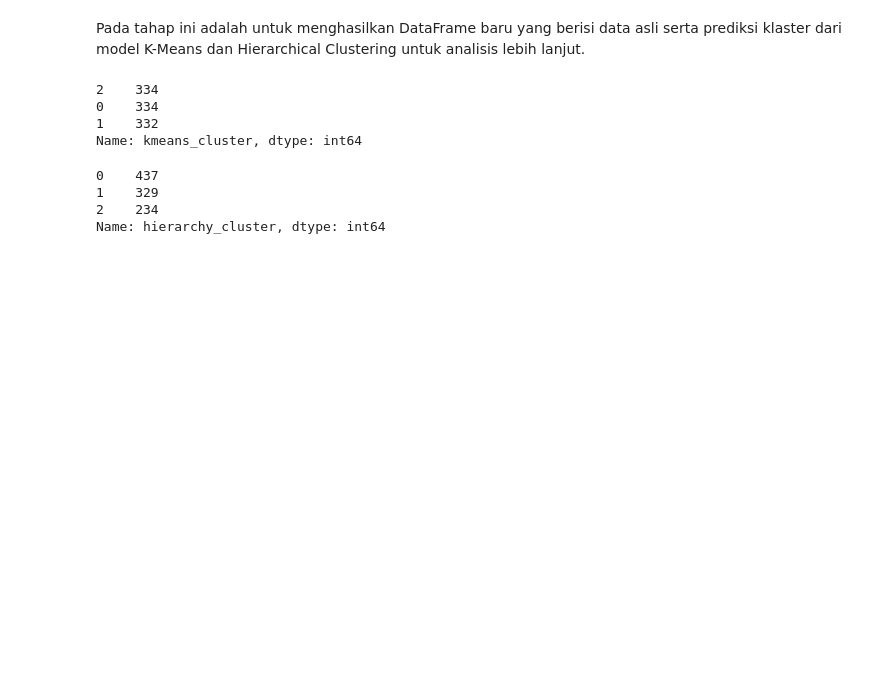
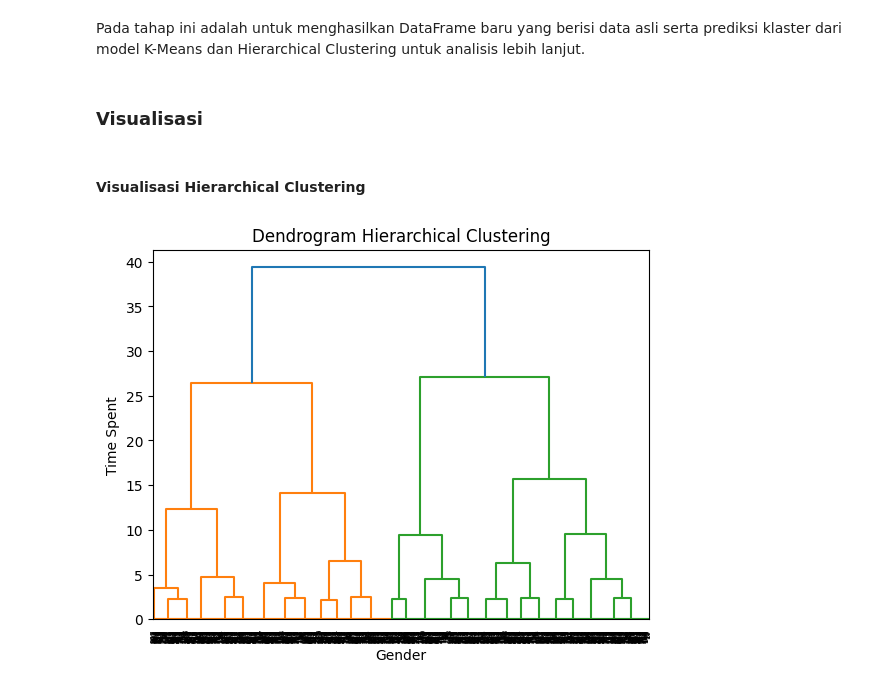
Before and after one commit to fauzangifari/miniproject-datamining, a Jupyter notebook: Check_Point_4_Datmin.ipynb, the cells around one changed output. Cells and saved outputs as stored; diff of their text form; code cells hidden in the pictures; blank space fills up the shorter version.

```diff
--- a/Check_Point_4_Datmin.ipynb
+++ b/Check_Point_4_Datmin.ipynb
@@ -883,17 +858,18 @@ combined_data_assoc.head()
 | 4 | 25 | 0 | 1 | Instagram | Lifestlye | Australia | Software Engineer | Young Adults | 2 | ... |
 # %% [markdown]
 Pada tahap ini adalah untuk menghasilkan DataFrame baru yang berisi data asli serta prediksi klaster dari model K-Means dan Hierarchical Clustering untuk analisis lebih lanjut.
-# %%
-combined_data_assoc['kmeans_cluster'].value_counts()
-# %% [output]
-2    334
-0    334
-1    332
-Name: kmeans_cluster, dtype: int64
-# %%
-combined_data_assoc['hierarchy_cluster'].value_counts()
-# %% [output]
-0    437
-1    329
-2    234
-Name: hierarchy_cluster, dtype: int64
+# %% [markdown]
+### **Visualisasi**
+# %% [markdown]
+#### **Visualisasi Hierarchical Clustering**
+# %%
+scaler = StandardScaler()
+x_scaled = scaler.fit_transform(combined_data_assoc[['time_spent', 'gender']])
+Z = hierarchy.linkage(x_scaled, method='ward')
+dn = hierarchy.dendrogram(Z)
+plt.title('Dendrogram Hierarchical Clustering')
+plt.xlabel('Gender')
+plt.ylabel('Time Spent')
+plt.show()
+# %% [output]
+[figure, added]
```
Also changed, not shown: parts of 8 cells of this notebook.
